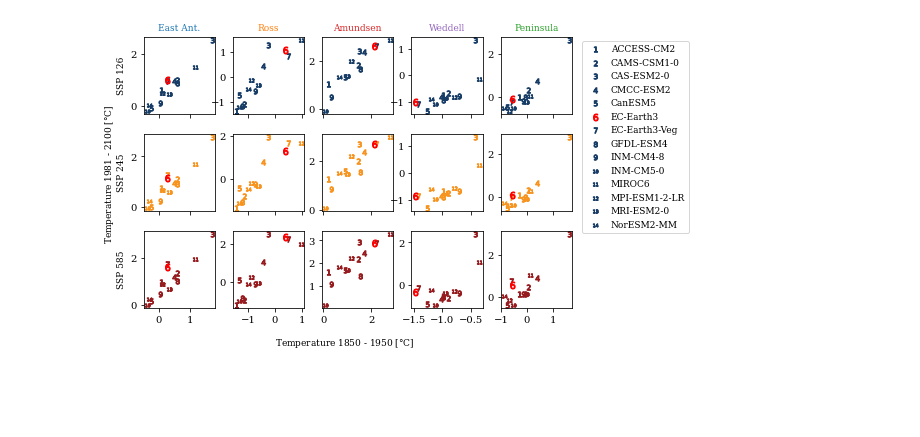
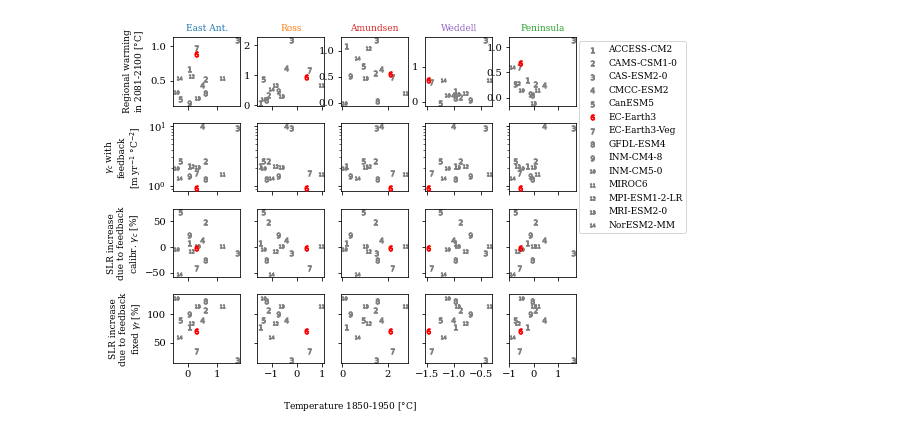
Before and after one commit to erwinlambert/feedback, a Jupyter notebook: notebooks/Draftplot_esm_intercomp.ipynb, the cells around one changed output. Cells and saved outputs as stored; diff of their text form; code cells hidden in the pictures; blank space fills up the shorter version.

```diff
--- a/notebooks/Draftplot_esm_intercomp.ipynb
+++ b/notebooks/Draftplot_esm_intercomp.ipynb
@@ -10,3 +13,22 @@ sys.path.append('../src')
 ds1 = xr.open_dataset('../data/ensemble_1871.nc')
 models = ds1.esm.values
 ds1.close()
+# %%
+ad = AllData()
+ad.year0 = 1951
+ad.usefanom = True
+ad.gather(update=False)
+
+#Omit invalid ism
+ad.ds = ad.ds.drop_sel(ism='PISM_DMI')
+
+fe_f = FullEnsemble2(ad)
+fe_f.nonlin = 'cutoff'
+fe_f.lump = True
+fe_f.gather(force_update=False)
+
+fe_c = FullEnsemble(ad)
+fe_c.cal = 'S'
+fe_c.nonlin = 'cutoff'
+fe_c.lump = True
+fe_c.gather(force_update=False)
@@ -13,48 +39,54 @@ ds1.close()
 # %%
-ssps = ['126','245','585']
-scol = {}
-scol['126'] = (23/255,60/255,102/255)
-scol['245'] = (247/255,148/255,32/255)
-scol['585'] = (149/255,27/255,30/255)
+ssp = '245'
+
 basinname = ['East Ant.','Ross','Amundsen','Weddell','Peninsula']
-bcol = {}
-bcol['East Ant.'] = 'tab:blue'
-bcol['Ross']      = 'tab:orange'
-bcol['Amundsen']  = 'tab:red'
-bcol['Weddell']   = 'tab:purple'
-bcol['Peninsula'] = 'tab:green'
-
-markers = ['$1$','o','v','^','<','>','1','2','3','4','s','D','d','*']
 
 plt.style.use('../src/style_paper')
-mpl.rc('figure.subplot',wspace=.25,hspace=.25)
+mpl.rc('figure.subplot',wspace=.25,hspace=.25,left=.15)
 
-fig,ax = plt.subplots(3,5,figsize=(7,5),sharex='col')
+fig,ax = plt.subplots(4,5,figsize=(7,6),sharex='col')
 
-for s,ssp in enumerate(ssps):
+ds1 = xr.open_dataset(f'../data/eveline/thetao_sector_timeseries_historical+ssp{ssp}_1850_2100.nc')
 
-    ds1 = xr.open_dataset(f'../data/eveline/thetao_sector_timeseries_historical+ssp{ssp}_1850_2100.nc')
+for b,basin in enumerate(['eais','ross','amun','wedd','apen']):
+    for m,model in enumerate(models):
+        Thist = np.mean(ds1.sel(model=model)[basin].values[:100])
+        Tfut = np.mean(ds1.sel(model=model)[basin].values[-21:-1])
+        gamma_c = np.nanmean(fe_c.gamma.sel(option='wf',esm=model))
+        slr_c_wf = np.nanmean(fe_c.slr.sel(option='wf',ssp=ssp,time=2100,esm=model))
+        slr_c_nf = np.nanmean(fe_c.slr.sel(option='nf',ssp=ssp,time=2100,esm=model))
+        slr_f_wf = np.nanmean(fe_f.slr.sel(opt2='wf',ssp=ssp,time=2100,esm=model))
+        slr_f_nf = np.nanmean(fe_f.slr.sel(opt2='nf',ssp=ssp,time=2100,esm=model))
+        if model=='EC-Earth3':
+            ax[1,b].scatter(Thist,gamma_c,30,color='r',marker=f'${m+1}$',label=model,zorder=10)
+            ax[0,b].scatter(Thist,Tfut-Thist,30,color='r',marker=f'${m+1}$',label=model,zorder=10)
+            ax[2,b].scatter(Thist,100*(slr_c_wf/slr_c_nf-1),30,color='r',marker=f'${m+1}$',label=model,zorder=10)
+            ax[3,b].scatter(Thist,100*(slr_f_wf/slr_f_nf-1),30,color='r',marker=f'${m+1}$',label=model,zorder=10)
+        else:
+            ax[1,b].scatter(Thist,gamma_c,30,color='.5',marker=f'${m+1}$',label=model)
+            ax[0,b].scatter(Thist,Tfut-Thist,30,color='.5',marker=f'${m+1}$',label=model)
+            ax[2,b].scatter(Thist,100*(slr_c_wf/slr_c_nf-1),30,color='.5',marker=f'${m+1}$',label=model)
+            ax[3,b].scatter(Thist,100*(slr_f_wf/slr_f_nf-1),30,color='.5',marker=f'${m+1}$',label=model)
 
-    for b,basin in enumerate(['eais','ross','amun','wedd','apen']):
-        for m,model in enumerate(models):
-            Thist = np.mean(ds1.sel(model=model)[basin].values[:100])
-            Tfut = np.mean(ds1.sel(model=model)[basin].values[-21:-1])
-            if model=='EC-Earth3':
-                ax[s,b].scatter(Thist,Tfut,50,color='r',marker=f'${m+1}$',label=model,zorder=10)
-            else:
-                ax[s,b].scatter(Thist,Tfut,30,color=scol[ssp],marker=f'${m+1}$',label=model)
-        if s==0:
-            ax[s,b].set_title(basinname[b],c=bcol[basinname[b]])
-    ds1.close()
-    ax[s,0].set_ylabel(f'SSP {ssp}')
+    ax[1,b].set_yscale('log')
+    if b>0:
+        ax[1,b].set_yticklabels([])
+        ax[2,b].set_yticklabels([])
+        ax[3,b].set_yticklabels([])
+
+    ax[0,b].set_title(ad.basin[b],c=ad.bcol[ad.basin[b]])
+
+ax[1,0].set_ylabel('$\gamma_c$ with\nfeedback\n[m yr$^{-1}$ $\degree$C$^{-2}$]')
+ax[0,0].set_ylabel('Regional warming\nin 2081-2100 [$\degree$C]')
+ax[2,0].set_ylabel('SLR increase\ndue to feedback\ncalibr. $\gamma_c$ [%]')
+ax[3,0].set_ylabel('SLR increase\ndue to feedback\nfixed $\gamma_f$ [%]')
 
 ax[0,-1].legend(loc='upper right', bbox_to_anchor=(2.7,1))
 
-fig.supylabel('Temperature 1981 - 2100 [$\degree$C]')
-fig.supxlabel('Temperature 1850 - 1950 [$\degree$C]')
+fig.supxlabel('Temperature 1850-1950 [$\degree$C]')
 
 plt.savefig('../draftfigs/esm_intercomp.png')
 
 plt.show()
 # %% [output]
-[figure, old version]
+[figure, new version]
```
Also changed, not shown: parts of 2 cells of this notebook, 1 other file.
